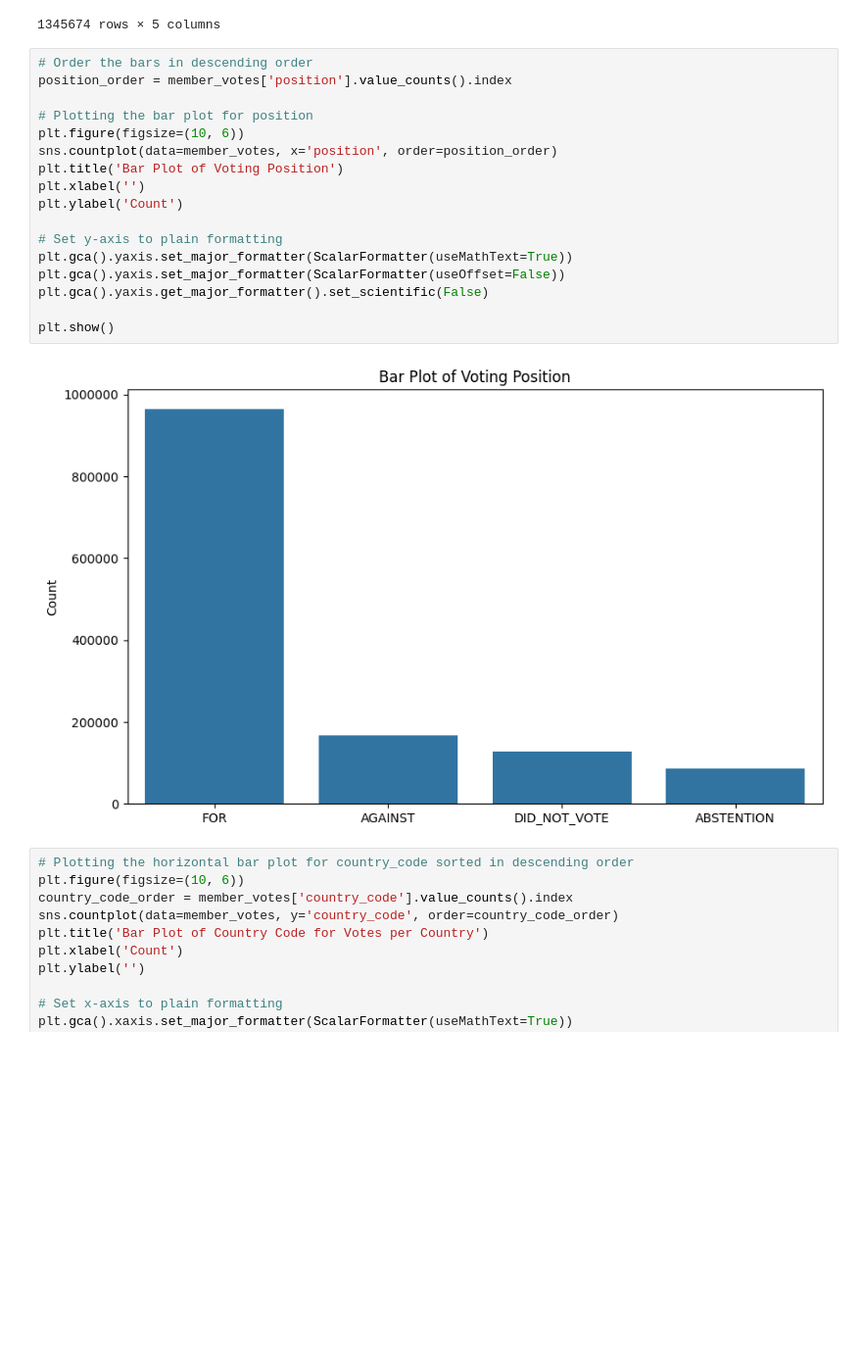
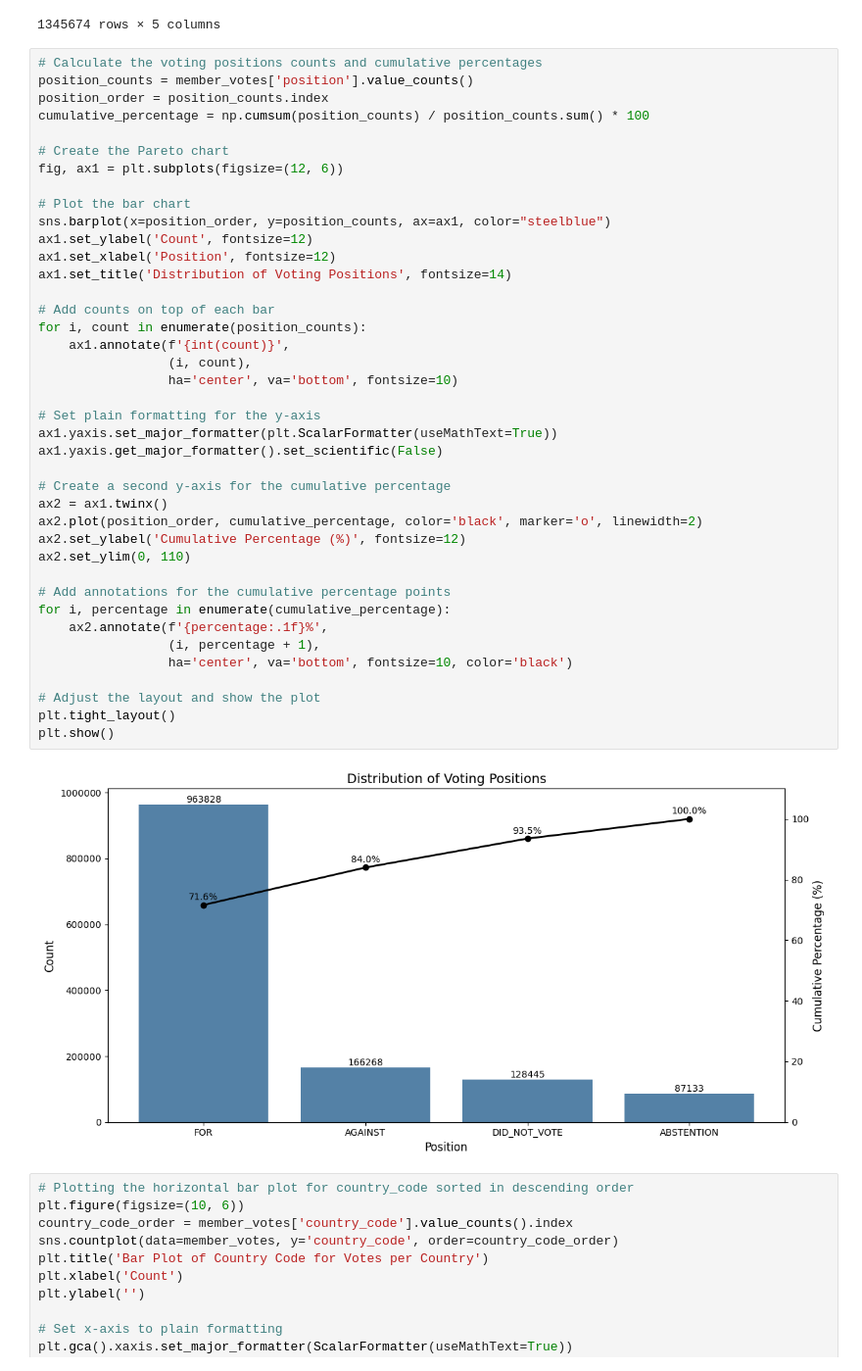
Before and after one commit to srosalino/Multi-polarization_in_the_9th_term_of_the_European_Parliament, a Jupyter notebook: scripts/5_member_votes.ipynb, the cells around one changed output. Shown at 98% size. Saved outputs shown, nothing was run; the diff lists cells and outputs as text; blank space fills up the shorter version.

```diff
--- a/scripts/5_member_votes.ipynb
+++ b/scripts/5_member_votes.ipynb
@@ -147,24 +148,47 @@ member_votes
 | 13571175 | DID_NOT_VOTE | PRT | EPP | 872 | 1902 |
 1345674 rows × 5 columns
 # %%
-# Order the bars in descending order
-position_order = member_votes['position'].value_counts().index
+# Calculate the voting positions counts and cumulative percentages
+position_counts = member_votes['position'].value_counts()
+position_order = position_counts.index
+cumulative_percentage = np.cumsum(position_counts) / position_counts.sum() * 100
 
-# Plotting the bar plot for position
-plt.figure(figsize=(10, 6))
-sns.countplot(data=member_votes, x='position', order=position_order)
-plt.title('Bar Plot of Voting Position')
-plt.xlabel('')
-plt.ylabel('Count')
+# Create the Pareto chart
+fig, ax1 = plt.subplots(figsize=(12, 6))
 
-# Set y-axis to plain formatting
-plt.gca().yaxis.set_major_formatter(ScalarFormatter(useMathText=True))
-plt.gca().yaxis.set_major_formatter(ScalarFormatter(useOffset=False))
-plt.gca().yaxis.get_major_formatter().set_scientific(False)
+# Plot the bar chart
+sns.barplot(x=position_order, y=position_counts, ax=ax1, color="steelblue")
+ax1.set_ylabel('Count', fontsize=12)
+ax1.set_xlabel('Position', fontsize=12)
+ax1.set_title('Distribution of Voting Positions', fontsize=14)
 
+# Add counts on top of each bar
+for i, count in enumerate(position_counts):
+    ax1.annotate(f'{int(count)}',
+                 (i, count),
+                 ha='center', va='bottom', fontsize=10)
+
+# Set plain formatting for the y-axis
+ax1.yaxis.set_major_formatter(plt.ScalarFormatter(useMathText=True))
+ax1.yaxis.get_major_formatter().set_scientific(False)
+
+# Create a second y-axis for the cumulative percentage
+ax2 = ax1.twinx()
+ax2.plot(position_order, cumulative_percentage, color='black', marker='o', linewidth=2)
+ax2.set_ylabel('Cumulative Percentage (%)', fontsize=12)
+ax2.set_ylim(0, 110)
+
+# Add annotations for the cumulative percentage points
+for i, percentage in enumerate(cumulative_percentage):
+    ax2.annotate(f'{percentage:.1f}%',
+                 (i, percentage + 1),
+                 ha='center', va='bottom', fontsize=10, color='black')
+
+# Adjust the layout and show the plot
+plt.tight_layout()
 plt.show()
 # %% [output]
-[figure, old version]
+[figure, new version]
 # %%
 # Plotting the horizontal bar plot for country_code sorted in descending order
 plt.figure(figsize=(10, 6))
```
Also changed, not shown: parts of 1 cell of this notebook, 8 other files.
